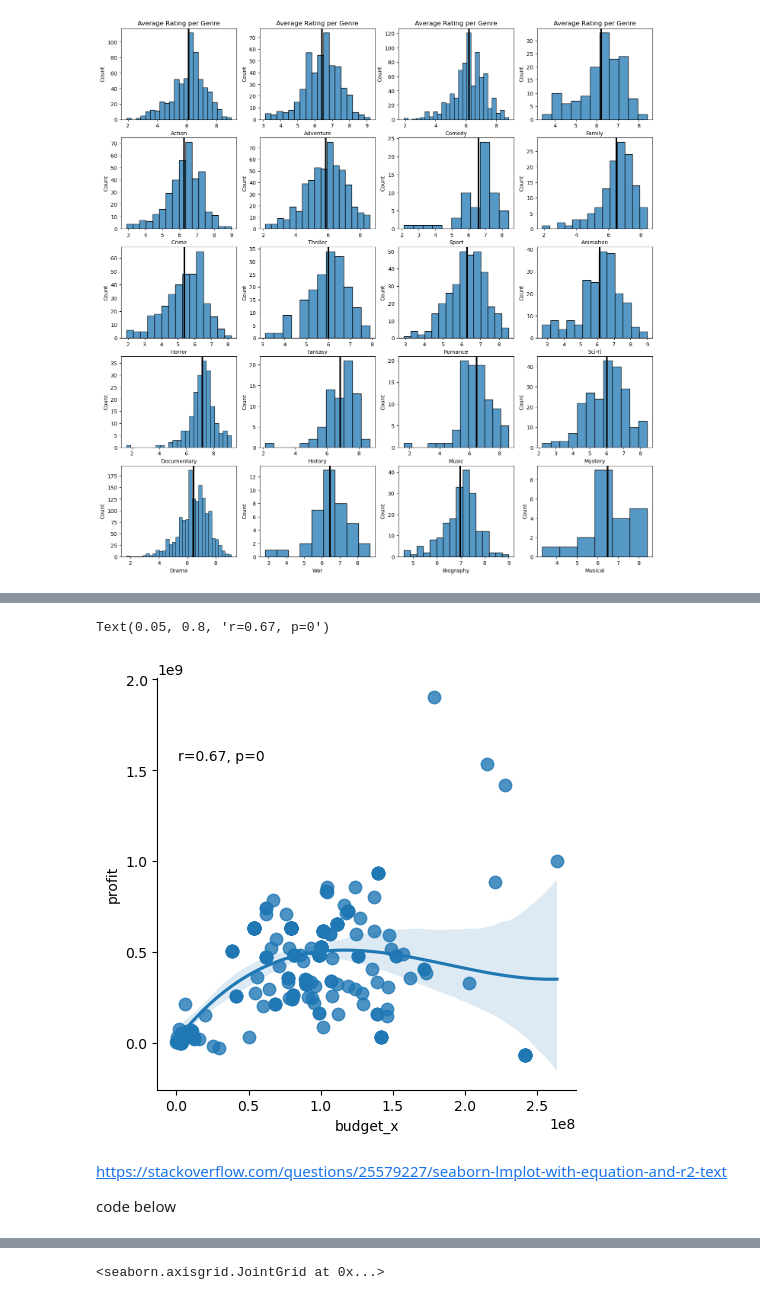
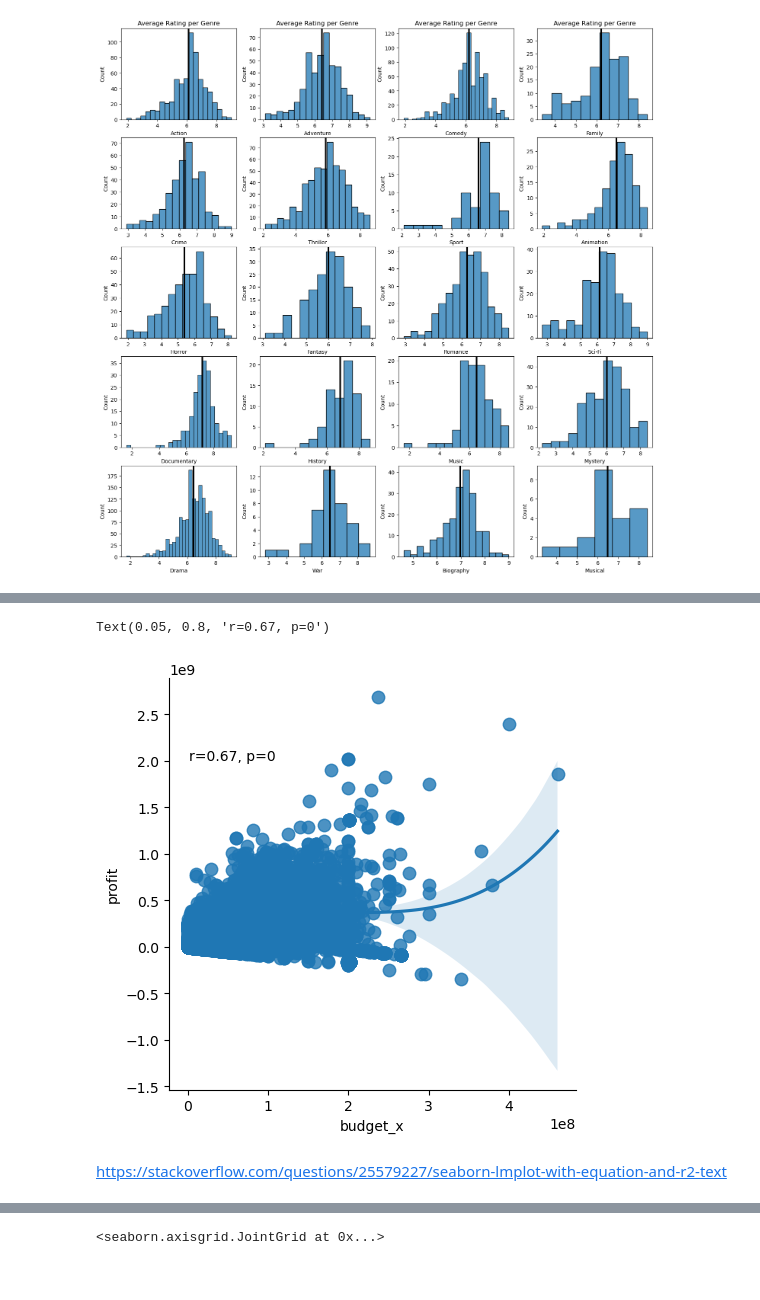
Before and after one commit to Reynch/dsc-phase-2-project-v3, a Jupyter notebook: Reyn.ipynb, the cells around one changed output, grey strips where cells are left out. Saved outputs shown, nothing was run; the diff lists cells and outputs as text; code cells hidden in the pictures.

```diff
--- a/Reyn.ipynb
+++ b/Reyn.ipynb
@@ -405,14 +427,12 @@ imdb_df[(imdb_df['Documentary'] == True) & (imdb_df['profit'] > 0) ].sort_values
 # %%
-sns.lmplot(data = imdb_df[imdb_df['Documentary'] == True], x = 'budget_x',
+sns.lmplot(data = imdb_df, x = 'budget_x',
            y = 'profit', order = 3, scatter_kws={"s": 80})
 r, p = sp.stats.pearsonr(imdb_df['budget_x'], imdb_df['revenue'])
 ax = plt.gca()
 ax.text(.05, .8, 'r={:.2f}, p={:.2g}'.format(r, p),
         transform=ax.transAxes)
 # %% [output]
 Text(0.05, 0.8, 'r=0.67, p=0')
-[figure, old version]
+[figure, new version]
 # %% [markdown]
 https://stackoverflow.com/questions/25579227/seaborn-lmplot-with-equation-and-r2-text
-
-code below
```
Also changed, not shown: parts of 10 cells of this notebook.
